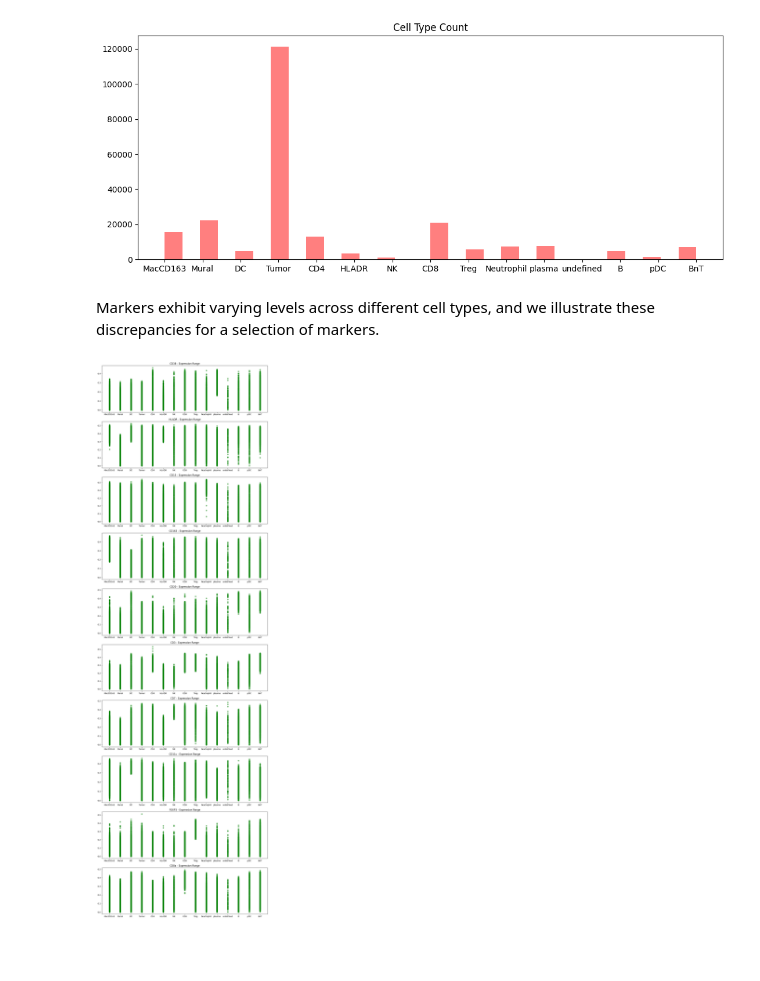
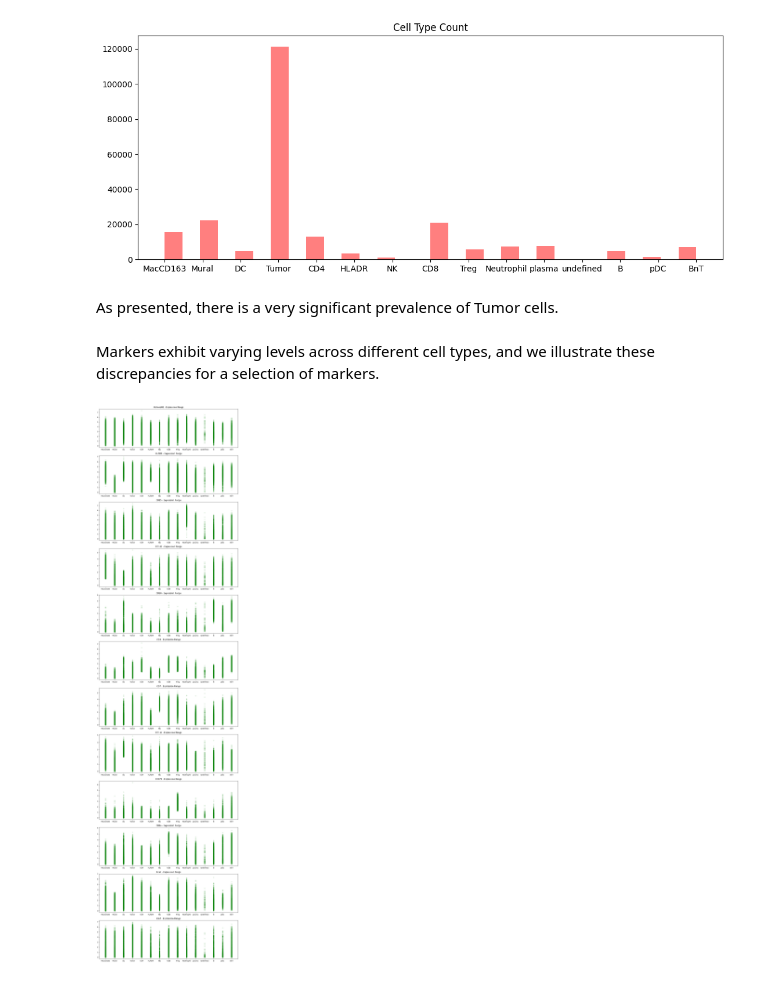
Before and after one commit to wtrawinska/Deep_learning_project, a Jupyter notebook: eda_roksana.ipynb, the cells around one changed output. Saved outputs shown, nothing was run; the diff lists cells and outputs as text; code cells hidden in the pictures; blank space fills up the shorter version.

```diff
--- a/eda_roksana.ipynb
+++ b/eda_roksana.ipynb
@@ -61,8 +140,7 @@ train_anndata = anndata.read_h5ad(TRAIN_ANNDATA_PATH)
 # %%
 markers = train_anndata.var['marker']
 expressions_df = pd.DataFrame(train_anndata.layers["exprs"], columns=markers)
-normalized_expressions_df = normalize(expressions_df)
-all_data = pd.concat([train_anndata.obs.reset_index(), normalized_expressions_df], axis=1)
+all_data = pd.concat([train_anndata.obs.reset_index(), expressions_df], axis=1)
 # %%
 print("There is a total of", len(all_data), "cells in the dataset.")
 # %% [output]
@@ -113,9 +202,11 @@ plot_marker_expressions(expressions_df, normalized_expressions_df, ['CD16', 'HLA
 plot_cell_type_count(all_data)
 # %% [output]
 [figure]
+# %% [markdown]
+As presented, there is a very significant prevalence of Tumor cells.
 # %% [markdown]
 Markers exhibit varying levels across different cell types, and we illustrate these discrepancies for a selection of markers.
 # %%
-plot_marker_expression_range(all_data, ['CD38', 'HLADR', 'CD15', 'CD163', 'CD20', 'CD3', 'CD7', 'CD11c', 'FOXP3', 'CD8a'])
+plot_marker_expression_range(all_data, ['HistoneH3', 'HLADR', 'CD15', 'CD163', 'CD20', 'CD3', 'CD7', 'CD11c', 'FOXP3', 'CD8a', 'Ecad', 'Ki67'])
 # %% [output]
-[figure, old version]
+[figure, new version]
```
Also changed, not shown: parts of 24 cells of this notebook.
